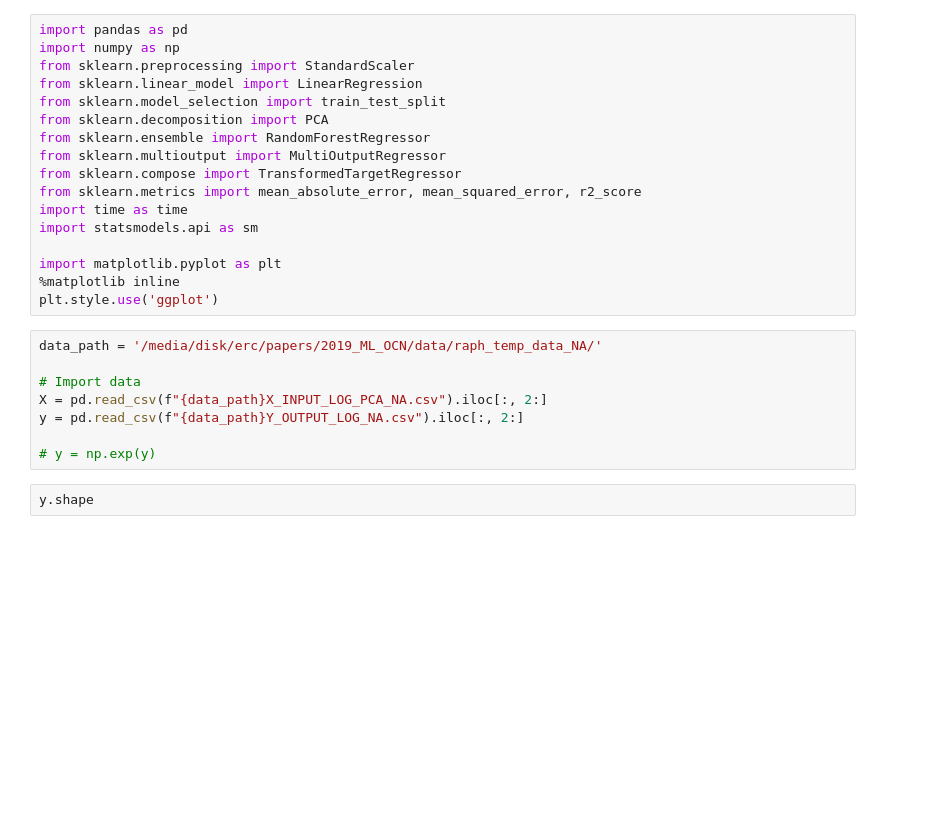
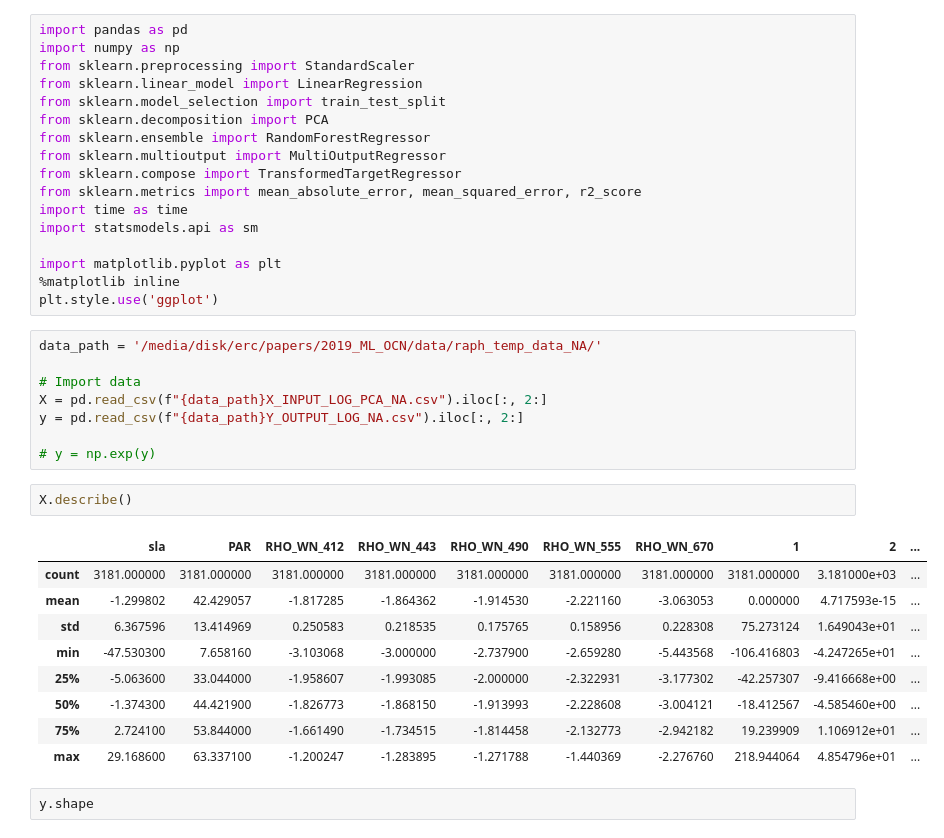
Before and after one commit to IPL-UV/ml4ocean, a Jupyter notebook: notebooks/na_data/0_standard_modeks.ipynb, the cells around one changed output. Drawn from its saved outputs; the diff is of its cells as text; blank space fills up the shorter version.

```diff
--- a/notebooks/na_data/0_standard_modeks.ipynb
+++ b/notebooks/na_data/0_standard_modeks.ipynb
@@ -23,6 +23,18 @@ X = pd.read_csv(f"{data_path}X_INPUT_LOG_PCA_NA.csv").iloc[:, 2:]
 y = pd.read_csv(f"{data_path}Y_OUTPUT_LOG_NA.csv").iloc[:, 2:]
 
 # y = np.exp(y)
+# %%
+X.describe()
+# %% [output]
+|  | sla | PAR | RHO_WN_412 | RHO_WN_443 | RHO_WN_490 | RHO_WN_555 | RHO_WN_670 | 1 | 2 | ... |
+| count | 3181.000000 | 3181.000000 | 3181.000000 | 3181.000000 | 3181.000000 | 3181.000000 | 3181.000000 | 3181.000000 | 3.181000e+03 | ... |
+| mean | -1.299802 | 42.429057 | -1.817285 | -1.864362 | -1.914530 | -2.221160 | -3.063053 | 0.000000 | 4.717593e-15 | ... |
+| std | 6.367596 | 13.414969 | 0.250583 | 0.218535 | 0.175765 | 0.158956 | 0.228308 | 75.273124 | 1.649043e+01 | ... |
+| min | -47.530300 | 7.658160 | -3.103068 | -3.000000 | -2.737900 | -2.659280 | -5.443568 | -106.416803 | -4.247265e+01 | ... |
+| 25% | -5.063600 | 33.044000 | -1.958607 | -1.993085 | -2.000000 | -2.322931 | -3.177302 | -42.257307 | -9.416668e+00 | ... |
+| 50% | -1.374300 | 44.421900 | -1.826773 | -1.868150 | -1.913993 | -2.228608 | -3.004121 | -18.412567 | -4.585460e+00 | ... |
+| 75% | 2.724100 | 53.844000 | -1.661490 | -1.734515 | -1.814458 | -2.132773 | -2.942182 | 19.239909 | 1.106912e+01 | ... |
+| max | 29.168600 | 63.337100 | -1.200247 | -1.283895 | -1.271788 | -1.440369 | -2.276760 | 218.944064 | 4.854796e+01 | ... |
 # %%
 y.shape
 # %% [output]
```
Also changed, not shown: parts of 1 cell of this notebook, 1 other file.
